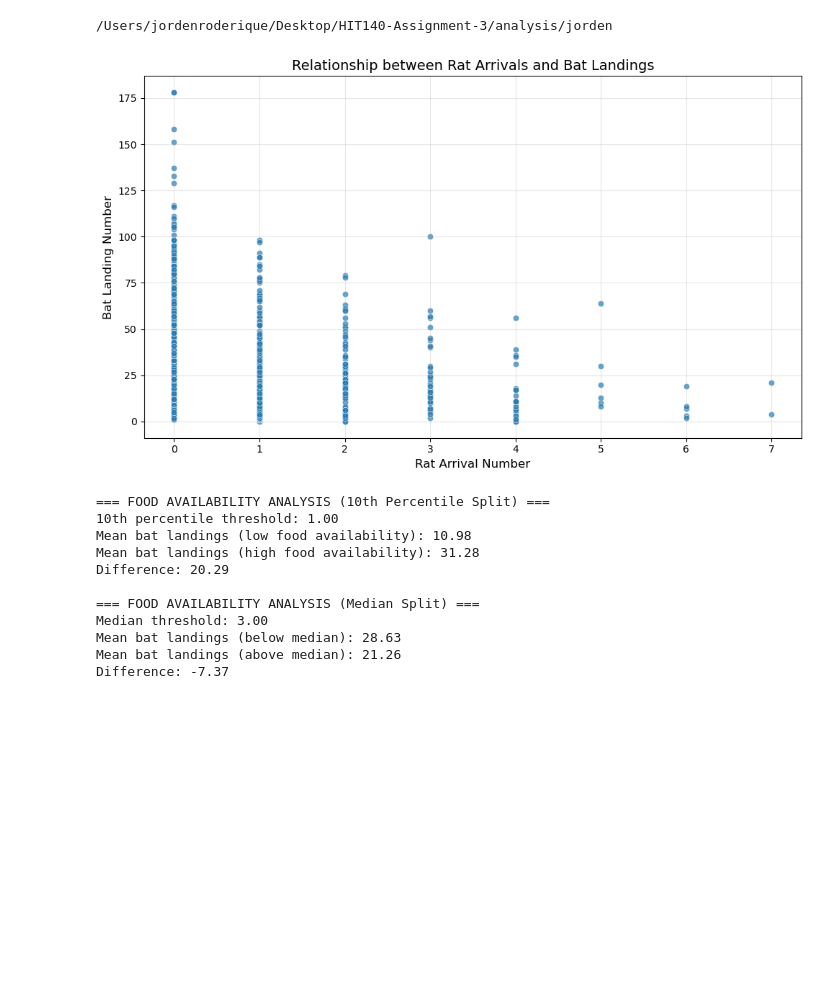
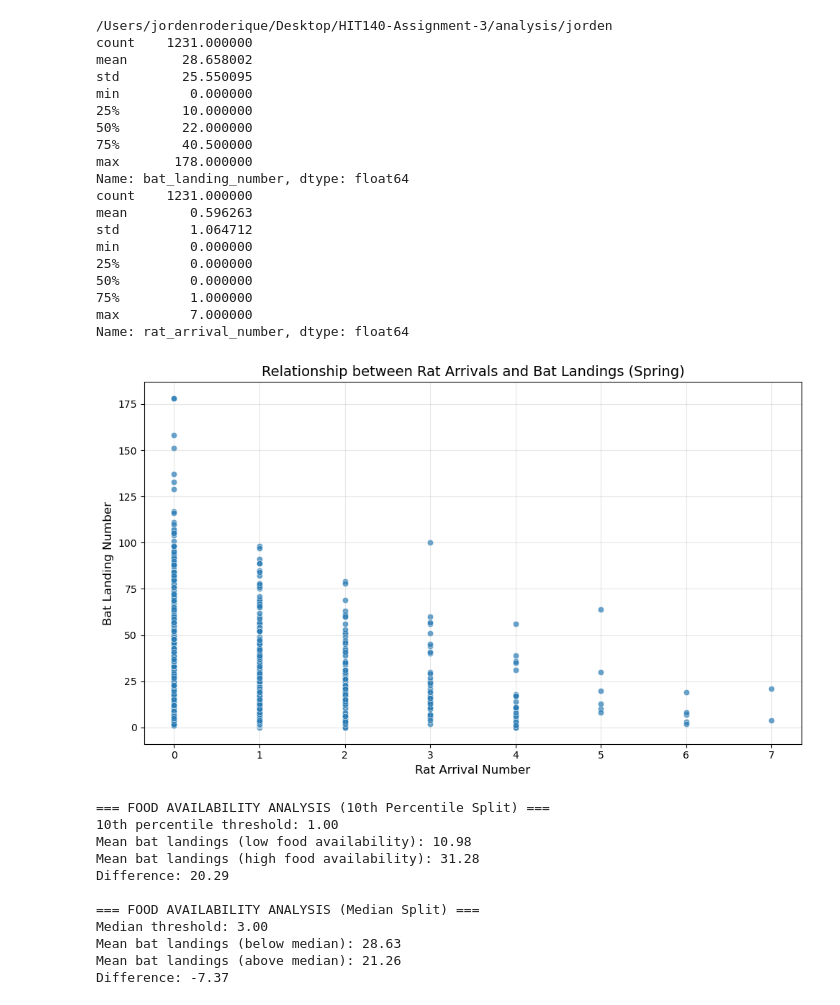
Before and after one commit to JordenRoderique/HIT140-Assignment-3, a Jupyter notebook: analysis/jorden/jr-analysis-spring.ipynb, the cells around one changed output. Drawn from its saved outputs; the diff is of its cells as text; code cells hidden in the pictures; blank space fills up the shorter version.

```diff
--- a/analysis/jorden/jr-analysis-spring.ipynb
+++ b/analysis/jorden/jr-analysis-spring.ipynb
@@ -1,29 +1,50 @@
 # %%
 import pandas as pd
 import numpy as np
 import matplotlib.pyplot as plt
 import seaborn as sns
 import statsmodels.api as sm
 import os
 
 cwd = os.getcwd()
 print(cwd)
 ds2_path = '../../datasets/cleaned/cleaned_dataset2_seasons.csv'
 df = pd.read_csv(os.path.join(cwd, ds2_path))
 df = df[df['season'] == 1] # Get spring rows
 
+print(df['bat_landing_number'].describe())
+print(df['rat_arrival_number'].describe())
+
 plt.figure(figsize=(10, 6))
 sns.scatterplot(x='rat_arrival_number', y='bat_landing_number', data=df, alpha=0.7)
-plt.title('Relationship between Rat Arrivals and Bat Landings', fontsize=14)
+plt.title('Relationship between Rat Arrivals and Bat Landings (Spring)', fontsize=14)
 plt.xlabel('Rat Arrival Number', fontsize=12)
 plt.ylabel('Bat Landing Number', fontsize=12)
 plt.grid(True, alpha=0.3)
 plt.savefig('../../figures/jr-analysis-spring/figure1.png', dpi=300, bbox_inches='tight')
 plt.tight_layout()
 plt.show()
 # %% [output]
 /Users/jordenroderique/Desktop/HIT140-Assignment-3/analysis/jorden
+count    1231.000000
+mean       28.658002
+std        25.550095
+min         0.000000
+25%        10.000000
+50%        22.000000
+75%        40.500000
+max       178.000000
+Name: bat_landing_number, dtype: float64
+count    1231.000000
+mean        0.596263
+std         1.064712
+min         0.000000
+25%         0.000000
+50%         0.000000
+75%         1.000000
+max         7.000000
+Name: rat_arrival_number, dtype: float64
-[figure, old version]
+[figure, new version]
 # %%
 food_limit = df['food_availability'].quantile(0.1)
 
```
Also changed, not shown: parts of 1 cell of this notebook, 9 other files.
